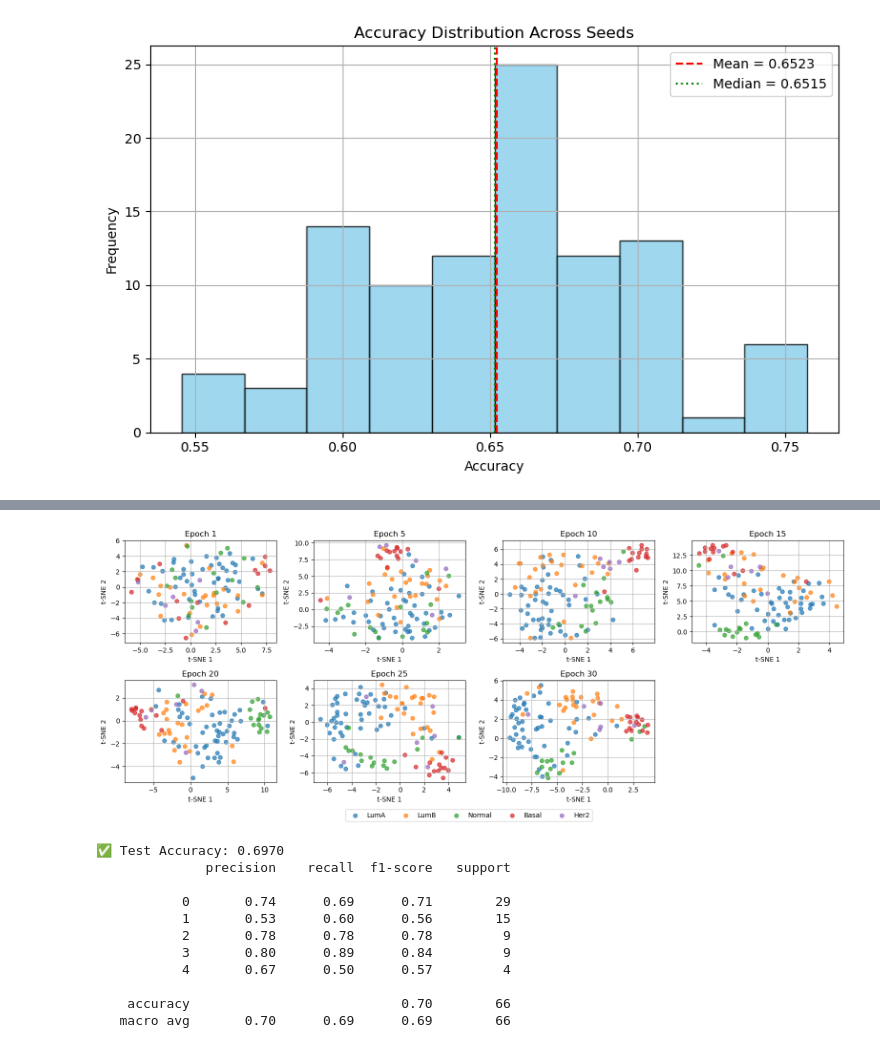
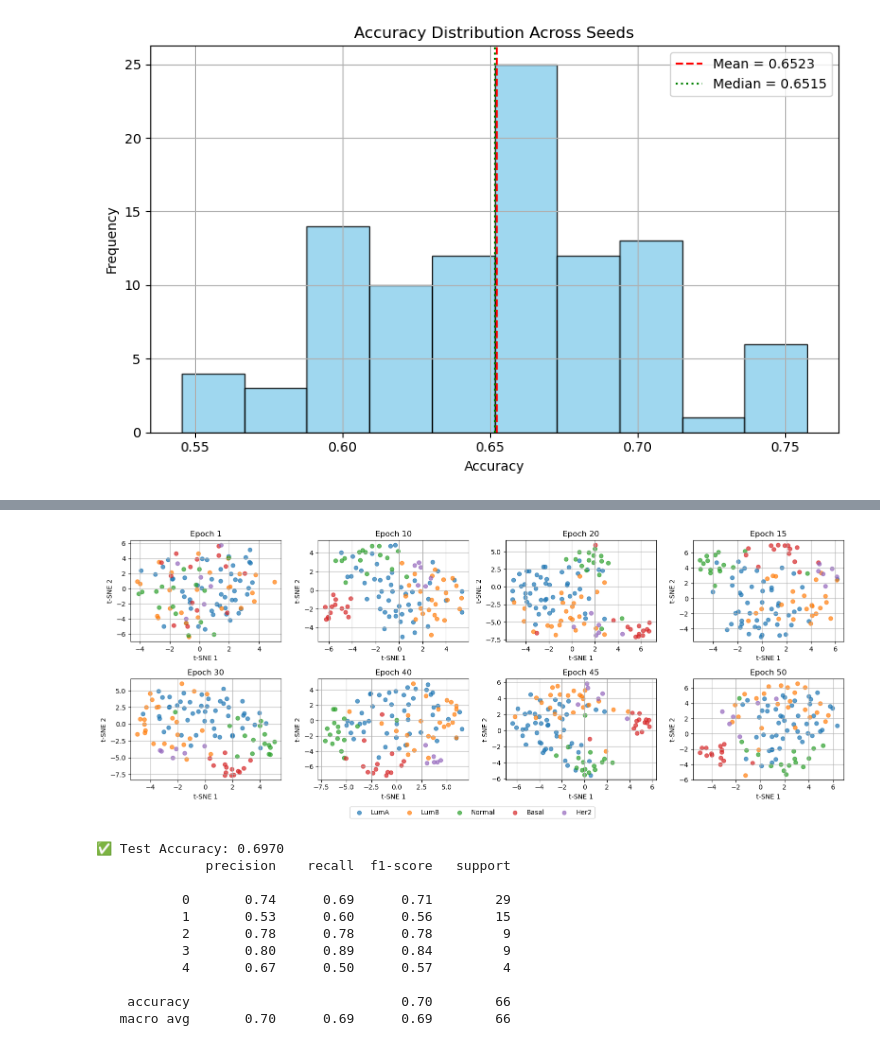
Before and after one commit to whzemuch/Breast_Cancer_Subtype_Prediction, a Jupyter notebook: Test_Trainer_callback.ipynb, the cells around one changed output, grey strips where cells are left out. Drawn from its saved outputs; the diff is of its cells as text; code cells hidden in the pictures.

```diff
--- a/Test_Trainer_callback.ipynb
+++ b/Test_Trainer_callback.ipynb
@@ -702,7 +680,7 @@ plot_accuracy("logs/accuracy_history.json", figsize=(6, 4))
 # %%
-plot_tsne(epochs=[1, 5, 10, 15, 20, 25, 30], cols=4, figsize=(4, 3))
+plot_tsne(epochs=[1, 10, 20, 15, 30, 40, 45, 50], cols=4, figsize=(4, 3))
 # %% [output]
-[figure, old version]
+[figure, new version]
 # %%
 preds, targets = trainer_cb.predict(dataloaders["test"])
 acc = accuracy_score(targets.numpy(), preds.numpy())
```
Also changed, not shown: parts of 18 cells of this notebook, 2 other files.
